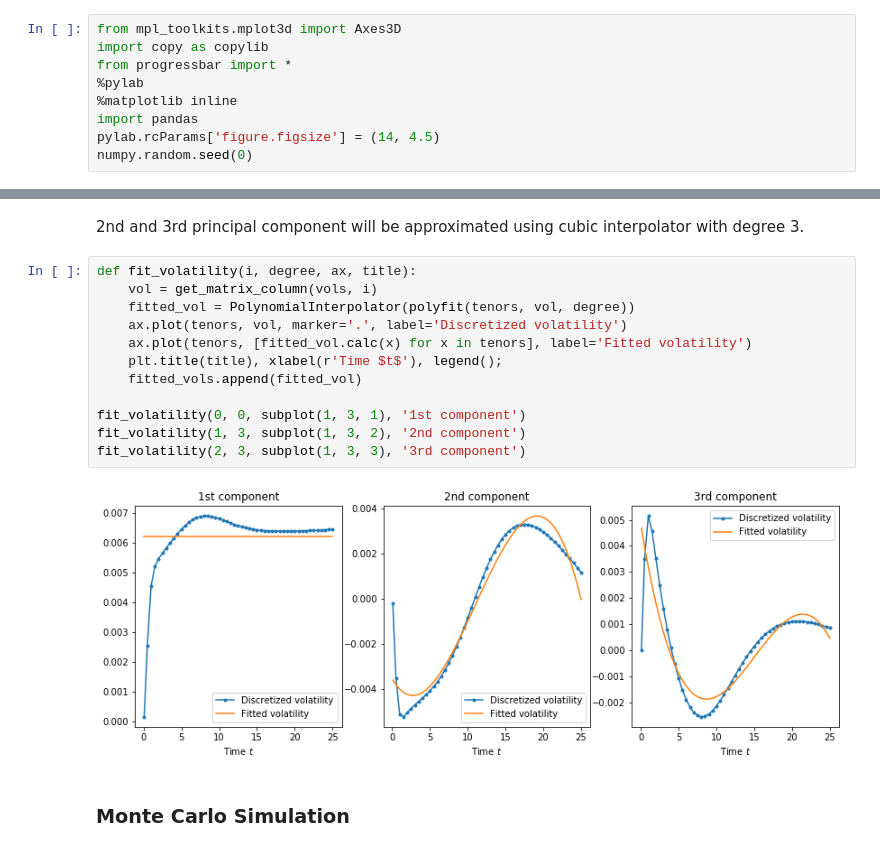
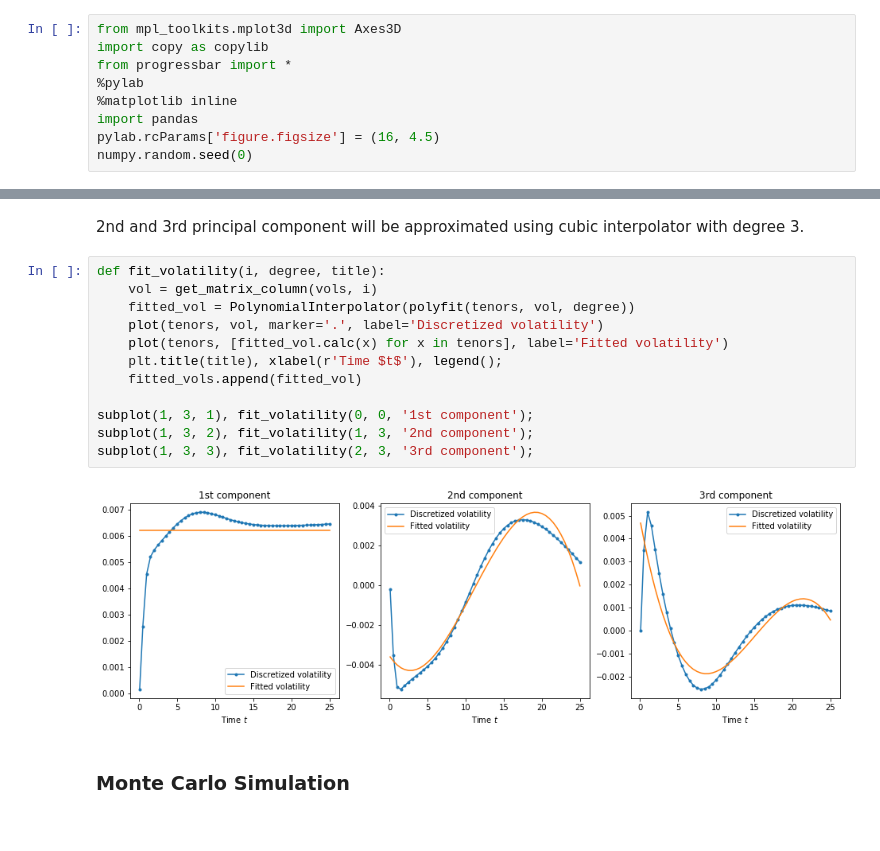
Before and after one commit to omartinsky/QuantAndFinancial, a Jupyter notebook: heath_jarrow_morton/hjm.ipynb, the cells around one changed output, grey strips where cells are left out. Saved outputs shown, nothing was run; the diff lists cells and outputs as text.

Commit message:
improved hjm visualisation

```diff
--- a/heath_jarrow_morton/hjm.ipynb
+++ b/heath_jarrow_morton/hjm.ipynb
@@ -12,7 +12,7 @@ from progressbar import *
 %pylab
 %matplotlib inline
 import pandas
-pylab.rcParams['figure.figsize'] = (14, 4.5)
+pylab.rcParams['figure.figsize'] = (16, 4.5)
 numpy.random.seed(0)
 # %% [output]
 Using matplotlib backend: Qt5Agg
@@ -166,19 +166,19 @@ fitted_vols = []
 # %% [markdown]
 2nd and 3rd principal component will be approximated using cubic interpolator with degree 3.
 # %%
-def fit_volatility(i, degree, ax, title):
+def fit_volatility(i, degree, title):
     vol = get_matrix_column(vols, i)
     fitted_vol = PolynomialInterpolator(polyfit(tenors, vol, degree))
-    ax.plot(tenors, vol, marker='.', label='Discretized volatility')
-    ax.plot(tenors, [fitted_vol.calc(x) for x in tenors], label='Fitted volatility')
+    plot(tenors, vol, marker='.', label='Discretized volatility')
+    plot(tenors, [fitted_vol.calc(x) for x in tenors], label='Fitted volatility')
     plt.title(title), xlabel(r'Time $t$'), legend();
     fitted_vols.append(fitted_vol)
 
-fit_volatility(0, 0, subplot(1, 3, 1), '1st component')
-fit_volatility(1, 3, subplot(1, 3, 2), '2nd component')
-fit_volatility(2, 3, subplot(1, 3, 3), '3rd component')
+subplot(1, 3, 1), fit_volatility(0, 0, '1st component');
+subplot(1, 3, 2), fit_volatility(1, 3, '2nd component');
+subplot(1, 3, 3), fit_volatility(2, 3, '3rd component');
 # %% [output]
-[figure, old version]
+[figure, new version]
 # %% [markdown]
 ### Monte Carlo Simulation
 # %% [markdown]
```
Also changed, not shown: parts of 10 cells of this notebook.
